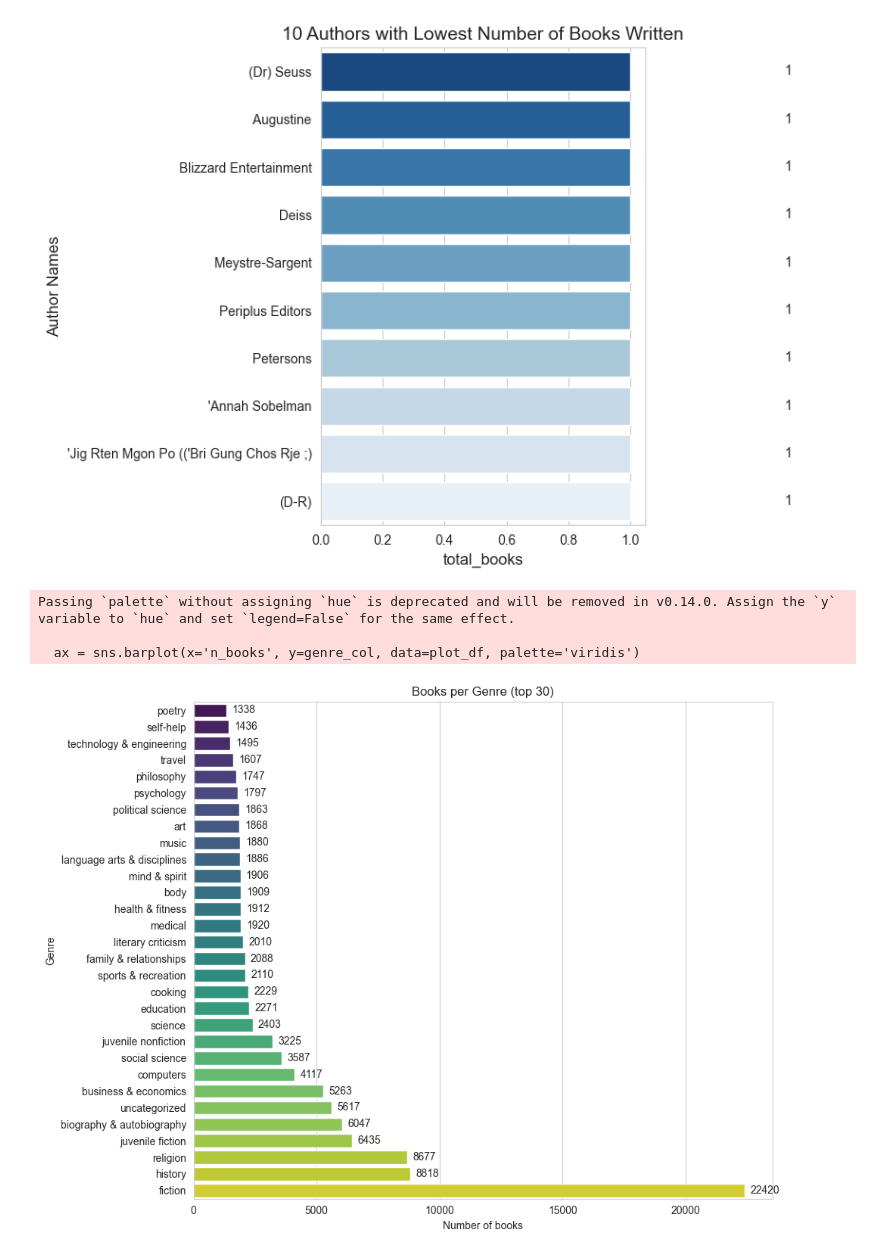
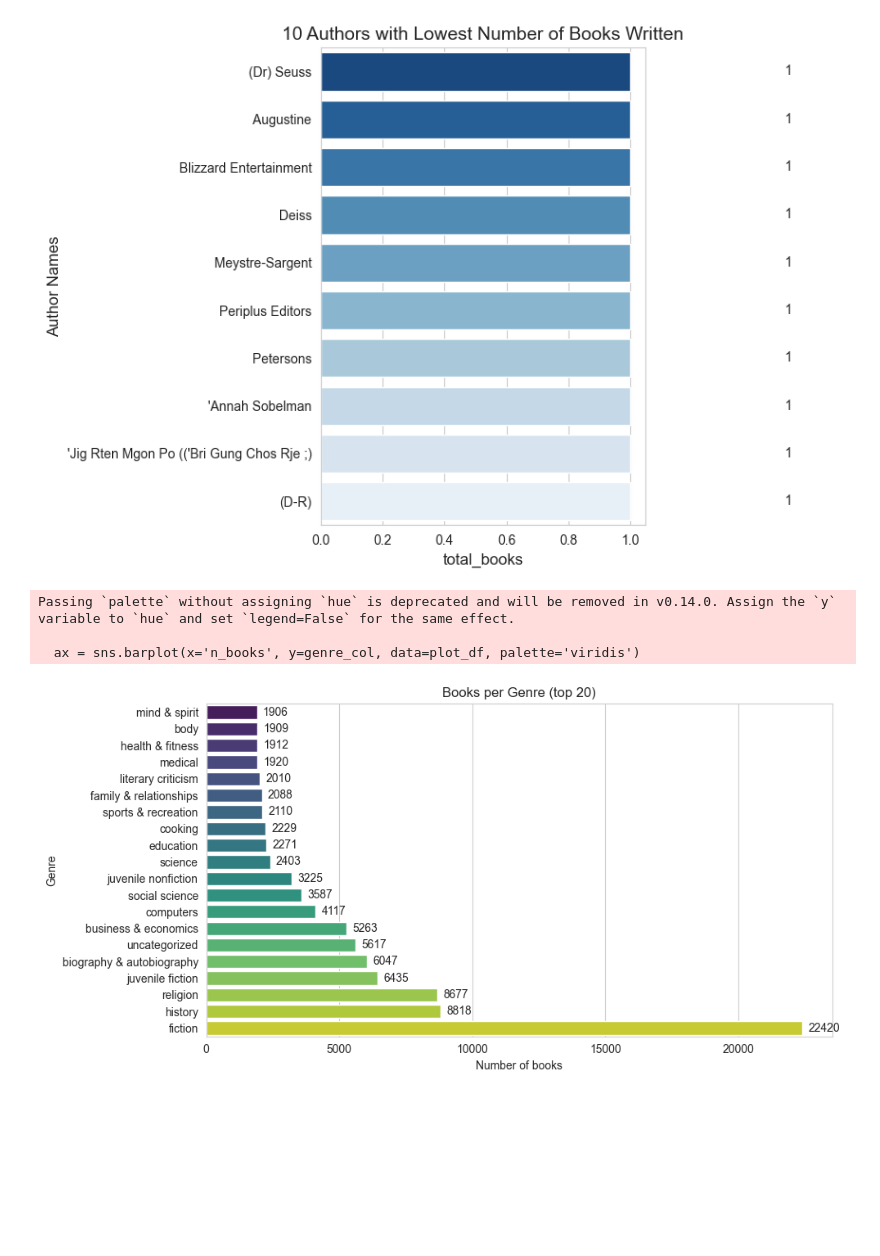
Before and after one commit to nour-nour7/data-science-mini-project, a Jupyter notebook: exploratoryDataAnalysis.ipynb, the cells around one changed output. Saved outputs shown, nothing was run; the diff lists cells and outputs as text; code cells hidden in the pictures; blank space fills up the shorter version.

Commit message:
plot finals

```diff
--- a/exploratoryDataAnalysis.ipynb
+++ b/exploratoryDataAnalysis.ipynb
@@ -149,7 +149,9 @@ Very few missing values in reviews: 6 missing cells (0.0% of all cells).
 # %%
 authors['total_books'] = pd.to_numeric(authors['total_books'], errors='coerce').fillna(0).astype(int)
 
-top10 = authors.nlargest(10, 'total_books').copy()
+top10 = authors.nlargest(11, 'total_books').copy()
+idx = top10[top10['main_author'].str.strip().str.lower() == 'various'].index
+top10 = top10.drop(idx)
 top10 = top10.sort_values('total_books', ascending=True)
 
 plt.figure(figsize=(10, 6))
@@ -224,35 +226,35 @@ exploded = books[[genre_col, 'Title']].dropna(subset=[genre_col]).copy()
 exploded[genre_col] = exploded[genre_col].astype(str)
 
 sep = ','
 exploded = exploded.assign(**{genre_col: exploded[genre_col].str.split(sep)})
 exploded = exploded.explode(genre_col)
 
 exploded[genre_col] = exploded[genre_col].str.strip().str.lower()
 
 genre_counts = exploded.groupby(genre_col)['Title'].nunique().reset_index(name='n_books')
 genre_counts = genre_counts.sort_values('n_books', ascending=True)
 
-max_display = 30
+max_display = 20
 plot_df = genre_counts.tail(max_display).copy()
 
 plt.figure(figsize=(10, max(4, len(plot_df)*0.25)))
 sns.set_style('whitegrid')
 ax = sns.barplot(x='n_books', y=genre_col, data=plot_df, palette='viridis')
 ax.set_xlabel('Number of books')
 ax.set_ylabel('Genre')
 ax.set_title('Books per Genre (top {})'.format(max_display))
 
 for p in ax.patches:
     width = int(p.get_width())
     ax.text(width + max(plot_df['n_books'].max()*0.01, 1), p.get_y()+p.get_height()/2, str(width), va='center')
 
 plt.tight_layout()
 plt.show()
 # %% [output]
 Passing `palette` without assigning `hue` is deprecated and will be removed in v0.14.0. Assign the `y` variable to `hue` and set `legend=False` for the same effect.
 
   ax = sns.barplot(x='n_books', y=genre_col, data=plot_df, palette='viridis')
-[figure, old version]
+[figure, new version]
 # %%
 # Plot weighted average book rating per genre (weight by n_reviews) and show top 30 genres
 # Filter out genres with few books (require > 20 distinct books)
```
Also changed, not shown: parts of 3 cells of this notebook.
